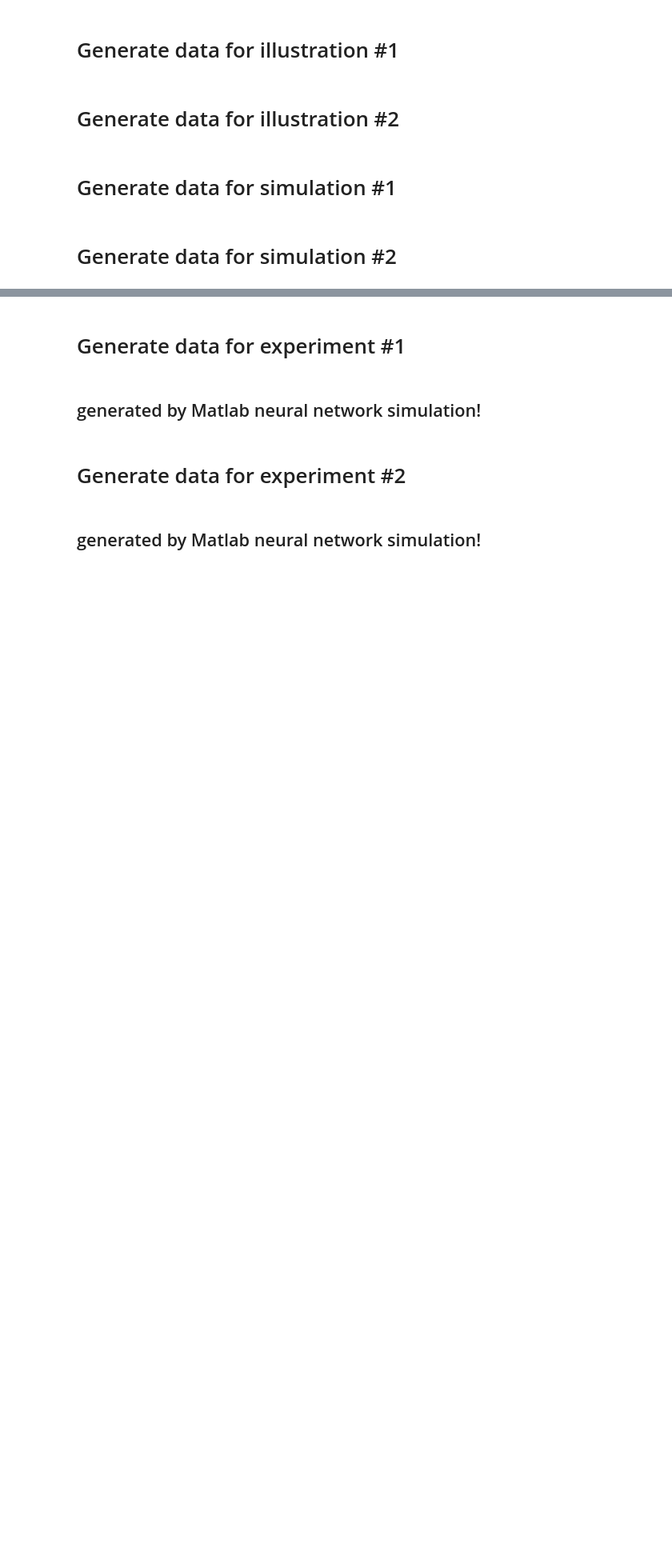
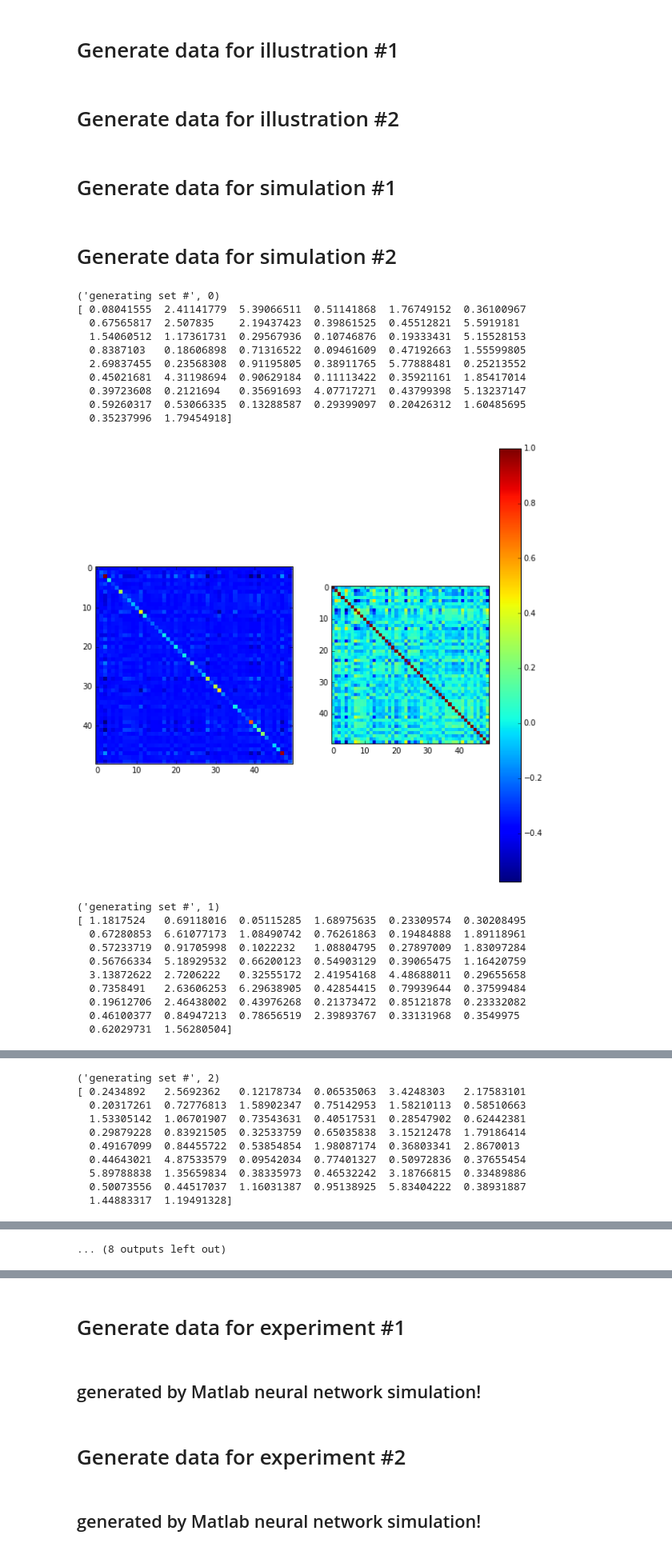
Before and after one commit to mackelab/pyLDS_dev, a Jupyter notebook: dev/generate_LDS_data_cosyne16ws.ipynb, the cells around one changed output, grey strips where cells are left out. Shown at 80% size. Drawn from its saved outputs; the diff is of its cells as text; code cells hidden in the pictures; blank space fills up the shorter version.

```diff
--- a/dev/generate_LDS_data_cosyne16ws.ipynb
+++ b/dev/generate_LDS_data_cosyne16ws.ipynb
@@ -208,8 +208,7 @@ for idx_d in range(num_sets):
 # %% [markdown]
 # Generate data for simulation #2
 # %%
-np.random.seed(2 * 42 + 2)
-
+%matplotlib inline
 def update(model):
     model.EM_step()
     return model.log_likelihood()
@@ -254,6 +253,14 @@ for idx_d in range(num_sets):
                  diag_R_flag=True,
                  x=None, y=None, u=None)
 
+    means_C =  np.sum(pars_true['C'],axis=1)
+    pars_true['C'] -= means_C.reshape(p,1)
+    norms_C = np.sum(pars_true['C']*pars_true['C'],axis=1)
+    pars_true['C'] /= np.mean(np.sqrt(norms_C.reshape(p,1)))
+    #pars_true['R'] =
+
+    print(np.sum(pars_true['C']*pars_true['C'],axis=1))
+
     ###################
     #  generate data  #
     ###################
@@ -261,30 +268,59 @@ for idx_d in range(num_sets):
     truemodel = LDS(
         dynamics_distn=AutoRegression(A=pars_true['A'].copy(),sigma=pars_true['Q'].copy()),
         emission_distn=Regression_diag(A=np.hstack((pars_true['C'].copy(), pars_true['d'].copy().reshape(p,1))),
                                        sigma=pars_true['R'].copy(), affine=True),
                     )
     truemodel.mu_init = pars_true['mu0'].copy()
     truemodel.sigma_init = pars_true['V0'].copy()
 
     data, stateseq = truemodel.generate(T)
 
+    plt.figure(figsize=(10,10))
+    plt.subplot(1,2,1)
+    plt.imshow(np.cov(data.T), interpolation='none')
+    plt.subplot(1,2,2)
+    plt.imshow(np.corrcoef(data.T), interpolation='none')
+    plt.colorbar()
+    plt.show()
 
     save_file = '../../../results/cosyne_poster/simulation_2/data/LDS_save_idx'+str(idx_d)
     save_file_m = {'x': truemodel.states_list[0].stateseq,
                    'y': truemodel.states_list[0].data,
                    'u' : [],
                    'T' : truemodel.states_list[0].T,
                    'Trial': len(truemodel.states_list),
                    'truePars':pars_true,
                    'obsScheme' : obs_scheme}
 
     savemat(save_file,save_file_m) # does the actual saving
 
     np.savez(save_file, x=truemodel.states_list[0].stateseq,
                         y= truemodel.states_list[0].data,
                         T=truemodel.states_list[0].T,
                         Trial=len(truemodel.states_list),
                         truePars=pars_true,
                         sub_pops=obs_scheme['sub_pops'],
                         obs_time=obs_scheme['obs_time'],
                         obs_pops=obs_scheme['obs_pops'])
+# %% [output]
+('generating set #', 0)
+[ 0.08041555  2.41141779  5.39066511  0.51141868  1.76749152  0.36100967
+  0.67565817  2.507835    2.19437423  0.39861525  0.45512821  5.5919181
+  1.54060512  1.17361731  0.29567936  0.10746876  0.19333431  5.15528153
+  0.8387103   0.18606898  0.71316522  0.09461609  0.47192663  1.55599805
+  2.69837455  0.23568308  0.91195805  0.38911765  5.77888481  0.25213552
+  0.45021681  4.31198694  0.90629184  0.11113422  0.35921161  1.85417014
+  0.39723608  0.2121694   0.35691693  4.07717271  0.43799398  5.13237147
+  0.59260317  0.53066335  0.13288587  0.29399097  0.20426312  1.60485695
+  0.35237996  1.79454918]
+[figure, added]
+('generating set #', 1)
+[ 1.1817524   0.69118016  0.05115285  1.68975635  0.23309574  0.30208495
+  0.67280853  6.61077173  1.08490742  0.76261863  0.19484888  1.89118961
+  0.57233719  0.91705998  0.1022232   1.08804795  0.27897009  1.83097284
+  0.56766334  5.18929532  0.66200123  0.54903129  0.39065475  1.16420759
+  3.13872622  2.7206222   0.32555172  2.41954168  4.48688011  0.29655658
+  0.7358491   2.63606253  6.29638905  0.42854415  0.79939644  0.37599484
+  0.19612706  2.46438002  0.43976268  0.21373472  0.85121878  0.23332082
+  0.46100377  0.84947213  0.78656519  2.39893767  0.33131968  0.3549975
+  0.62029731  1.56280504]
@@ -290,0 +328,10 @@ for idx_d in range(num_sets):
+('generating set #', 2)
+[ 0.2434892   2.5692362   0.12178734  0.06535063  3.4248303   2.17583101
+  0.20317261  0.72776813  1.58902347  0.75142953  1.58210113  0.58510663
+  1.53305142  1.06701907  0.73543631  0.40517531  0.28547902  0.62442381
+  0.29879228  0.83921505  0.32533759  0.65035838  3.15212478  1.79186414
+  0.49167099  0.84455722  0.53854854  1.98087174  0.36803341  2.8670013
+  0.44643021  4.87533579  0.09542034  0.77401327  0.50972836  0.37655454
+  5.89788838  1.35659834  0.38335973  0.46532242  3.18766815  0.33489886
+  0.50073556  0.44517037  1.16031387  0.95138925  5.83404222  0.38931887
+  1.44883317  1.19491328]
@@ -290,0 +373 @@ for idx_d in range(num_sets):
+... (8 outputs left out)
```
Also changed, not shown: parts of 2 cells of this notebook, 2 other files.
